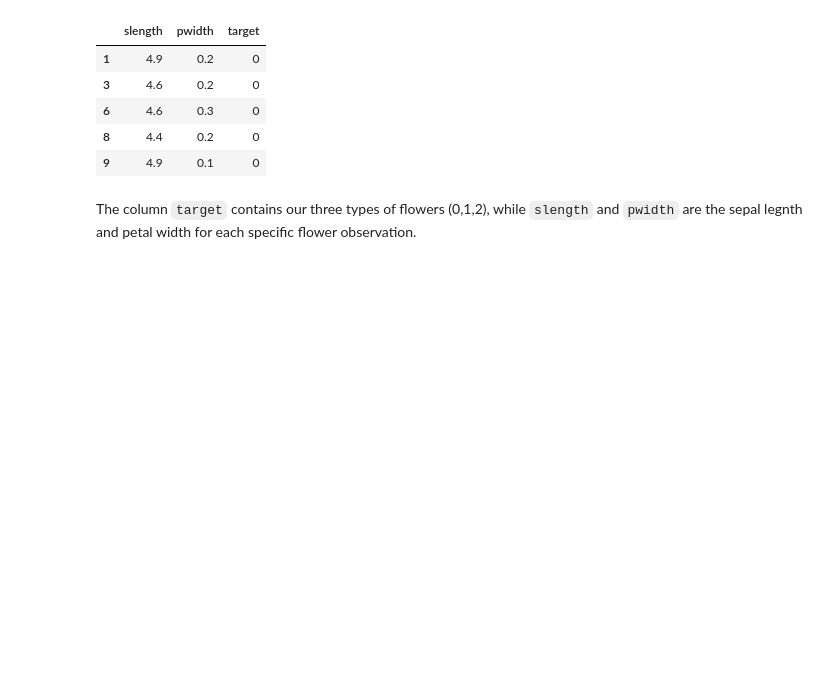
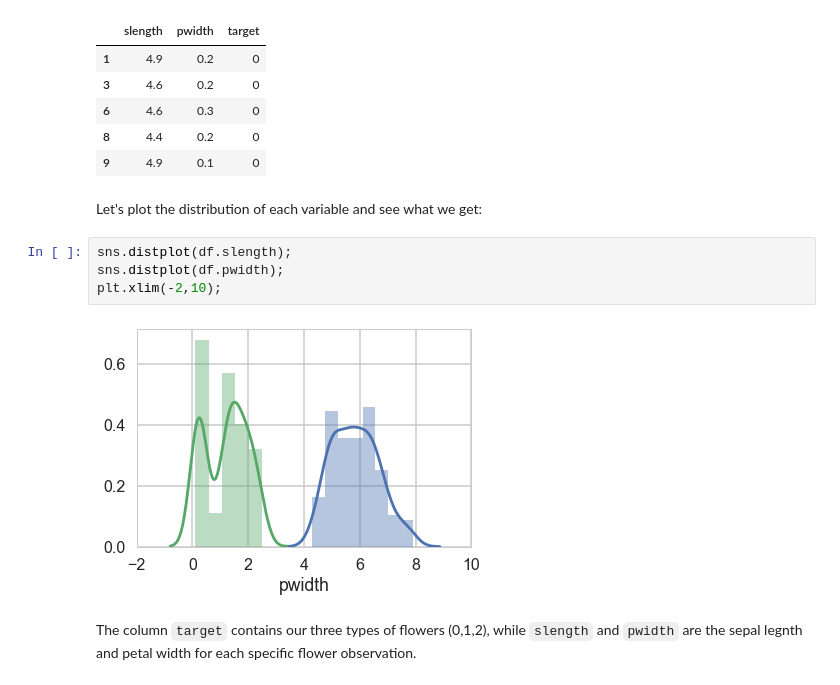
Before and after one commit to cs109/a-2017, a Jupyter notebook: Sections/Standard/section_8_student.ipynb, the cells around one changed output. Drawn from its saved outputs; the diff is of its cells as text; blank space fills up the shorter version.

```diff
--- a/Sections/Standard/section_8_student.ipynb
+++ b/Sections/Standard/section_8_student.ipynb
@@ -126,6 +127,14 @@ data_train_2.head()
 | 6 | 4.6 | 0.3 | 0 |
 | 8 | 4.4 | 0.2 | 0 |
 | 9 | 4.9 | 0.1 | 0 |
+# %% [markdown]
+Let's plot the distribution of each variable and see what we get:
+# %%
+sns.distplot(df.slength);
+sns.distplot(df.pwidth);
+plt.xlim(-2,10);
+# %% [output]
+[figure, added]
 # %% [markdown]
 The column `target` contains our three types of flowers (0,1,2), while `slength` and `pwidth` are the sepal legnth and petal width for each specific flower observation.
 # %%
```
Also changed, not shown: parts of 1 cell of this notebook.
